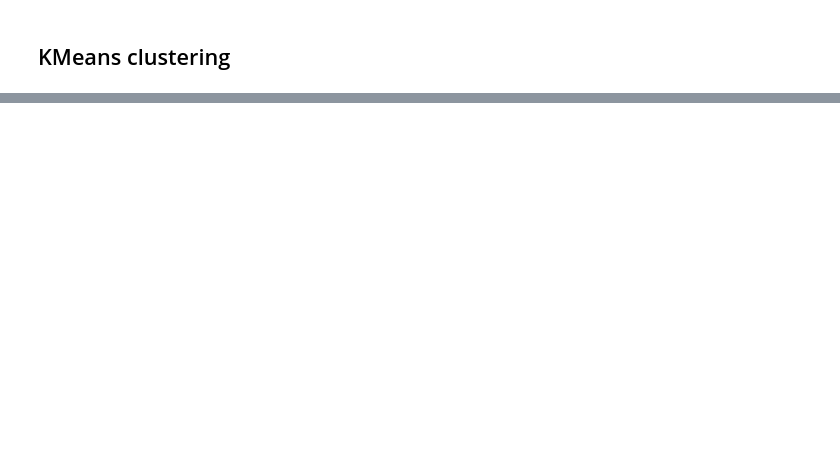
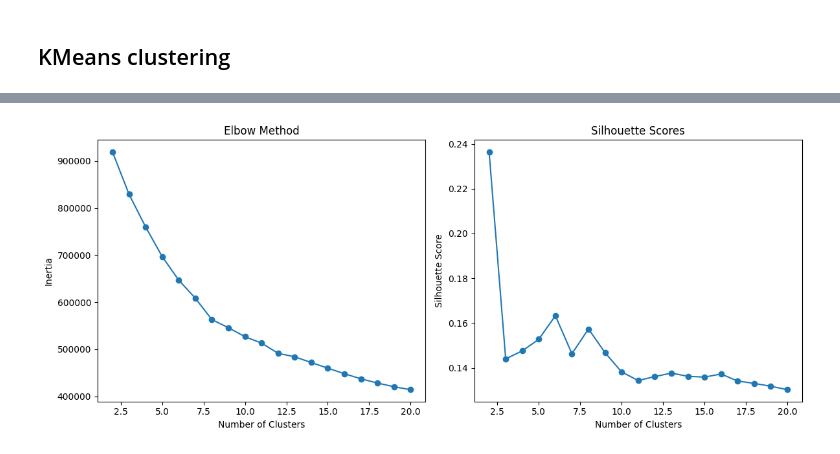
Before and after one commit to dmitriyllama/music-recommendations, a Jupyter notebook: code/models/kmeans_model/kmeans_model.ipynb, the cells around one changed output, grey strips where cells are left out. Saved outputs shown, nothing was run; the diff lists cells and outputs as text; code cells hidden in the pictures; blank space fills up the shorter version.

```diff
--- a/code/models/kmeans_model/kmeans_model.ipynb
+++ b/code/models/kmeans_model/kmeans_model.ipynb
@@ -29,19 +35,0 @@ Index(['artists', 'album_name', 'track_name', 'popularity', 'duration_ms',
-# %%
-# Create and train the scaler and model separately
-scaler = StandardScaler()
-X = scaler.fit_transform(kmeans_model_cleaned[features])
-
-kmeans_model = KMeans(n_clusters=10, random_state=42)
-kmeans_model_cleaned['cluster'] = kmeans_model.fit_predict(X)
-
-# Save the scaler and KMeans model separately
-model_dir = os.path.abspath(os.path.join(os.getcwd(), '..', '..', '..', 'models'))
-scaler_path = os.path.join(model_dir, 'StandardScaler.pkl')
-model_path = os.path.join(model_dir, 'kmeans_model.pkl')
-
-joblib.dump(scaler, scaler_path)
-joblib.dump(kmeans_model, model_path)
-# Save the training data (df_cleaned)
-
-kmeans_model_cleaned.to_csv("kmeans_model_data.csv")
-kmeans_model_cleaned.head(5)
@@ -61,0 +36,69 @@ kmeans_model_cleaned.head(5)
+# %%
+# Scale the data using StandardScaler
+scaler = StandardScaler()
+X = scaler.fit_transform(kmeans_model_cleaned[features])
+
+# Hyperparameter tuning for the number of clusters
+inertia = []
+silhouette_scores = []
+range_n_clusters = range(2, 21)  # Adjust as necessary
+
+for n_clusters in range_n_clusters:
+    kmeans_model = KMeans(n_clusters=n_clusters, random_state=42)
+    cluster_labels = kmeans_model.fit_predict(X)
+
+    inertia.append(kmeans_model.inertia_)
+    silhouette_scores.append(silhouette_score(X, cluster_labels))
+
+# Plot the Elbow Method and Silhouette Scores
+plt.figure(figsize=(12, 5))
+
+# Elbow Method
+plt.subplot(1, 2, 1)
+plt.plot(range_n_clusters, inertia, marker='o')
+plt.title('Elbow Method')
+plt.xlabel('Number of Clusters')
+plt.ylabel('Inertia')
+
+# Silhouette Scores
+plt.subplot(1, 2, 2)
+plt.plot(range_n_clusters, silhouette_scores, marker='o')
+plt.title('Silhouette Scores')
+plt.xlabel('Number of Clusters')
+plt.ylabel('Silhouette Score')
+
+plt.tight_layout()
+plt.show()
+
+# Choose the optimal number of clusters based on the Elbow Method and Silhouette Scores
+optimal_n_clusters = silhouette_scores.index(max(silhouette_scores)) + 2  # +2 because index starts at 0
+
+# Train the final KMeans Model with optimal clusters
+final_kmeans_model = KMeans(n_clusters=optimal_n_clusters, random_state=42)
+kmeans_model_cleaned['cluster'] = final_kmeans_model.fit_predict(X)
+
+# Save the scaler and KMeans model separately
+model_dir = os.path.abspath(os.path.join(os.getcwd(), '..', '..', '..', 'models'))
+scaler_path = os.path.join(model_dir, 'StandardScaler.pkl')
+model_path = os.path.join(model_dir, 'kmeans_model.pkl')
+
+joblib.dump(scaler, scaler_path)
+joblib.dump(final_kmeans_model, model_path)
+
+# Save the clustered training data
+kmeans_model_cleaned.to_csv("kmeans_model_data.csv", index=False)
+
+# Optional: Visualize the clusters using PCA
+pca = PCA(n_components=2)
+X_pca = pca.fit_transform(X)
+plt.figure(figsize=(10, 7))
+plt.scatter(X_pca[:, 0], X_pca[:, 1], c=kmeans_model_cleaned['cluster'], cmap='viridis', alpha=0.6)
+plt.title('KMeans Clusters Visualized in PCA Space')
+plt.xlabel('Principal Component 1')
+plt.ylabel('Principal Component 2')
+plt.colorbar(label='Cluster')
+plt.show()
+
+print(kmeans_model_cleaned.head(5))
+# %% [output]
+[figure, added]
```
Also changed, not shown: parts of 3 cells of this notebook, 9 other files.
